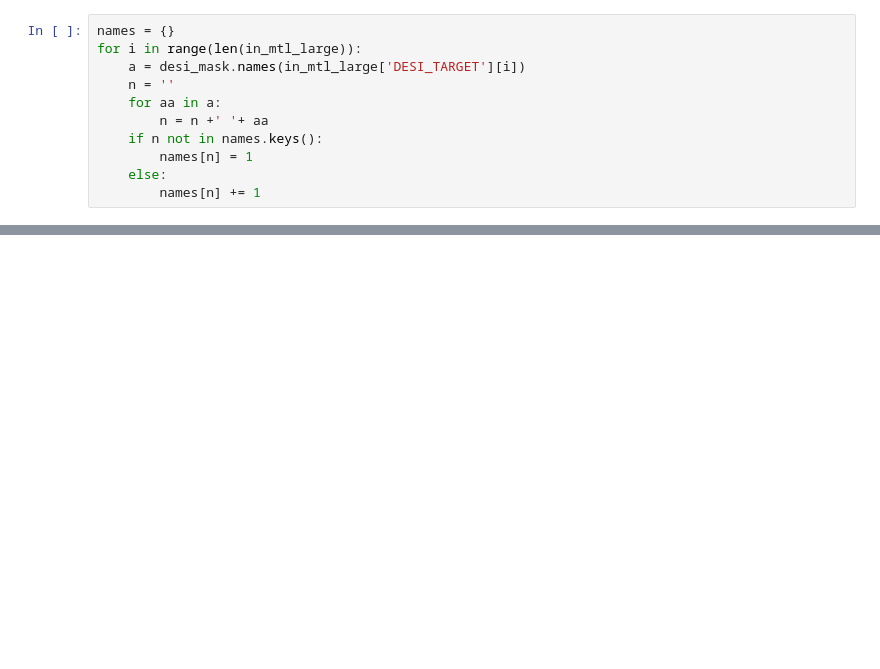
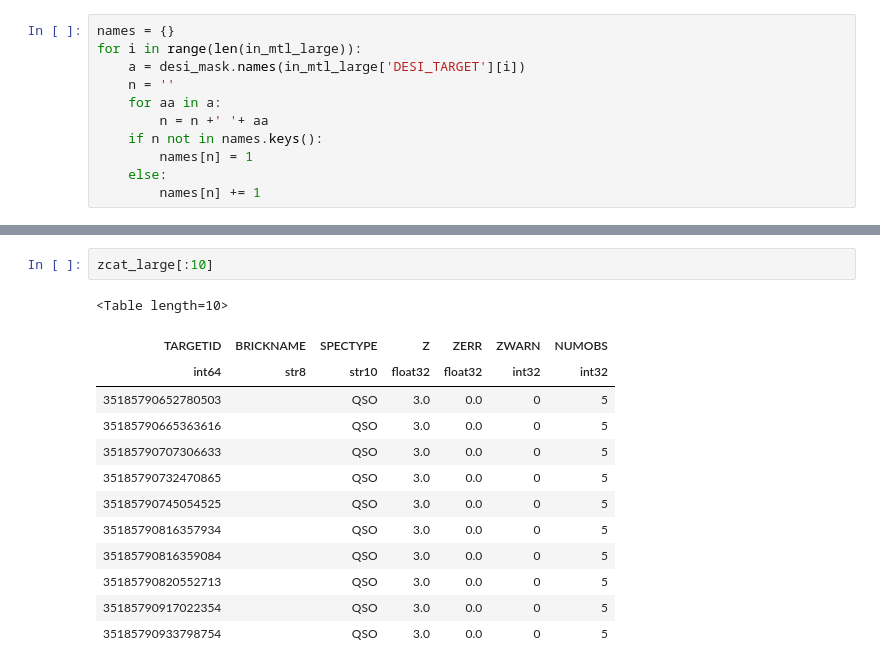
Before and after one commit to HiramHerrera/multipass, a Jupyter notebook: counts.ipynb, the cells around one changed output, grey strips where cells are left out. Saved outputs shown, nothing was run; the diff lists cells and outputs as text; blank space fills up the shorter version.

```diff
--- a/counts.ipynb
+++ b/counts.ipynb
@@ -68,0 +73,16 @@ names
+# %%
+zcat_large[:10]
+# %% [output]
+<Table length=10>
+| TARGETID | BRICKNAME | SPECTYPE | Z | ZERR | ZWARN | NUMOBS |
+| int64 | str8 | str10 | float32 | float32 | int32 | int32 |
+| 35185790652780503 |  | QSO | 3.0 | 0.0 | 0 | 5 |
+| 35185790665363616 |  | QSO | 3.0 | 0.0 | 0 | 5 |
+| 35185790707306633 |  | QSO | 3.0 | 0.0 | 0 | 5 |
+| 35185790732470865 |  | QSO | 3.0 | 0.0 | 0 | 5 |
+| 35185790745054525 |  | QSO | 3.0 | 0.0 | 0 | 5 |
+| 35185790816357934 |  | QSO | 3.0 | 0.0 | 0 | 5 |
+| 35185790816359084 |  | QSO | 3.0 | 0.0 | 0 | 5 |
+| 35185790820552713 |  | QSO | 3.0 | 0.0 | 0 | 5 |
+| 35185790917022354 |  | QSO | 3.0 | 0.0 | 0 | 5 |
+| 35185790933798754 |  | QSO | 3.0 | 0.0 | 0 | 5 |
```
Also changed, not shown: parts of 5 cells of this notebook, 1 other file.
